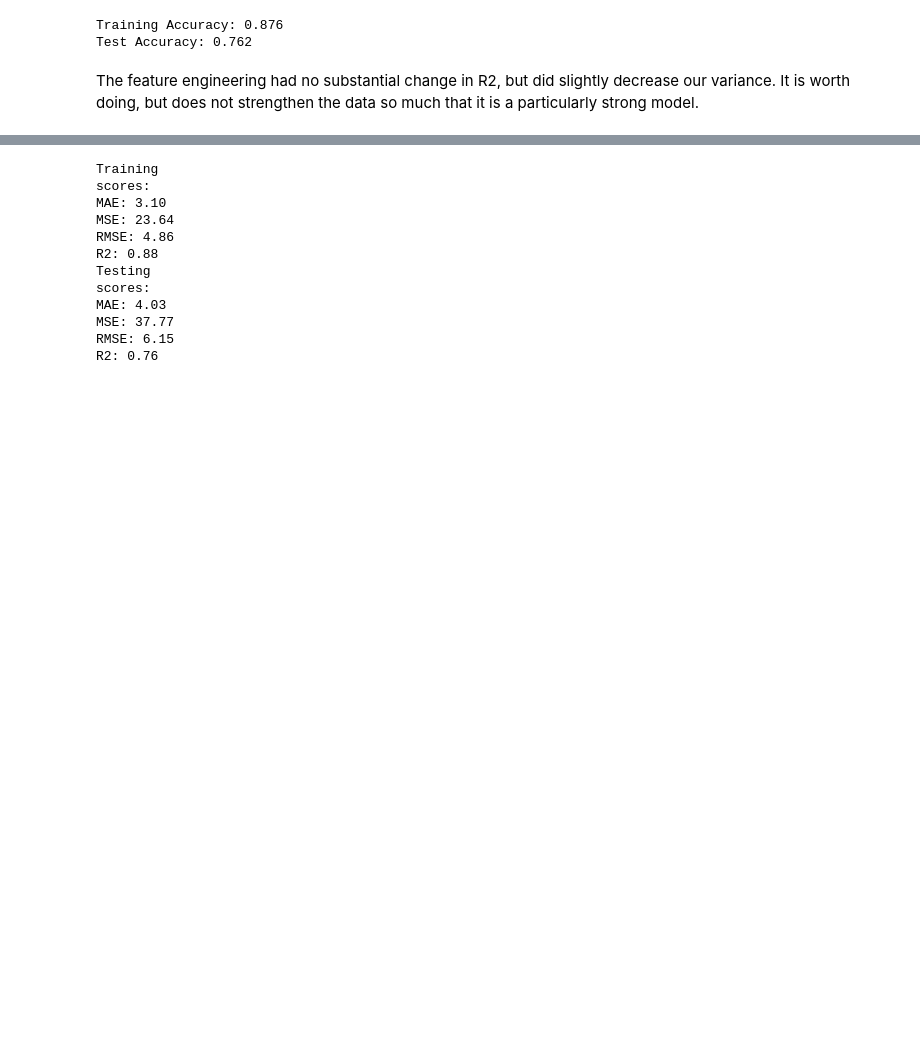
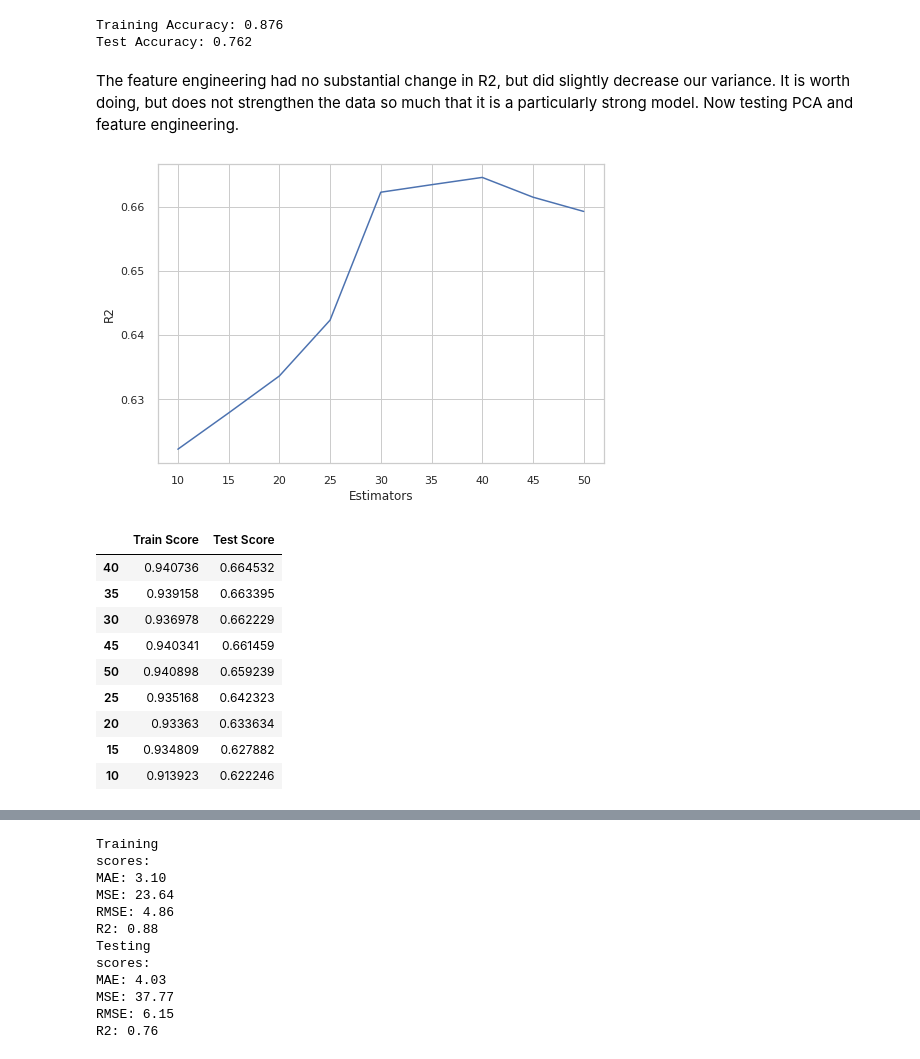
Before and after one commit to blakedshull/Project2, a Jupyter notebook: Project_2.ipynb, the cells around one changed output, grey strips where cells are left out. Cells and saved outputs as stored; diff of their text form; code cells hidden in the pictures; blank space fills up the shorter version.

```diff
--- a/Project_2.ipynb
+++ b/Project_2.ipynb
@@ -991,7 +991,7 @@ print(f'Accuracy of best Bagging Tree model is: {best_bag_pipe.score(X_test, y_t
 KeyboardInterrupt: ignored
 # %%
 bag_tree = BaggingRegressor(random_state = 42)
-bag_pipe_proc = make_pipeline(preprocessor, bag_tree)
+bag_pipe_proc = make_pipeline(preprocessor, pca, bag_tree)
 bag_pipe_proc.fit(X_train, y_train)
 evaluate(bag_pipe_proc, X_train, X_test, y_train, y_test)
 # %% [output]
@@ -1068,4 +1068,34 @@ evaluate(bag_reg_fin, X_train, X_test, y_train, y_test)
 Training Accuracy: 0.876
 Test Accuracy: 0.762
 # %% [markdown]
-The feature engineering had no substantial change in R2, but did slightly decrease our variance.  It is worth doing, but does not strengthen the data so much that it is a particularly strong model.
+The feature engineering had no substantial change in R2, but did slightly decrease our variance.  It is worth doing, but does not strengthen the data so much that it is a particularly strong model.  Now testing PCA and feature engineering.
+# %%
+estimators_proc2 = [10, 15, 20, 25, 30, 35, 40, 45, 50]
+bag_scores_proc2 = pd.DataFrame(index=estimators_proc2, columns=['Train Score', 'Test Score'])
+for num_estimators_proc2 in estimators_proc2:
+   bag_pipe_p2 = BaggingRegressor(n_estimators=num_estimators_proc2, random_state=42)
+   bag_pipe_proc2 = make_pipeline(preprocessor, pca, bag_pipe_p2)
+   bag_pipe_proc2.fit(X_train, y_train)
+   bag_train_score_proc2 = bag_pipe_proc2.score(X_train, y_train)
+   bag_test_score_proc2 = bag_pipe_proc2.score(X_test, y_test)
+   bag_scores_proc2.loc[num_estimators_proc2, 'Train Score'] = bag_train_score_proc2
+   bag_scores_proc2.loc[num_estimators_proc2, 'Test Score'] = bag_test_score_proc2
+
+plt.xlabel('Estimators')
+plt.ylabel('R2');
+plt.plot(bag_scores_proc2['Test Score'])
+plt.show()
+bag_scores_proc2 = bag_scores_proc2.sort_values(by='Test Score', ascending=False)
+bag_scores_proc2
+# %% [output]
+[figure, added]
+|  | Train Score | Test Score |
+| 40 | 0.940736 | 0.664532 |
+| 35 | 0.939158 | 0.663395 |
+| 30 | 0.936978 | 0.662229 |
+| 45 | 0.940341 | 0.661459 |
+| 50 | 0.940898 | 0.659239 |
+| 25 | 0.935168 | 0.642323 |
+| 20 | 0.93363 | 0.633634 |
+| 15 | 0.934809 | 0.627882 |
+| 10 | 0.913923 | 0.622246 |
```
Also changed, not shown: parts of 7 cells of this notebook.
